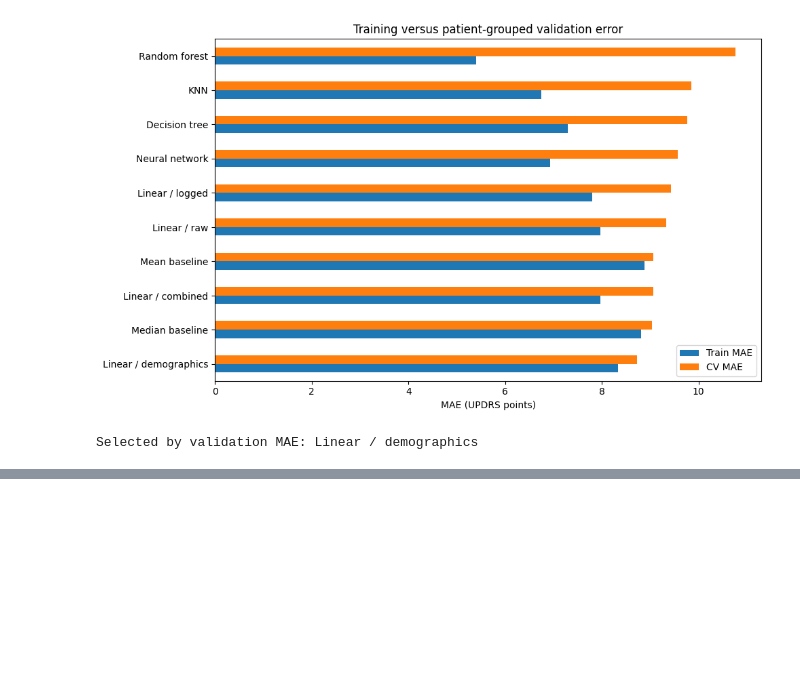
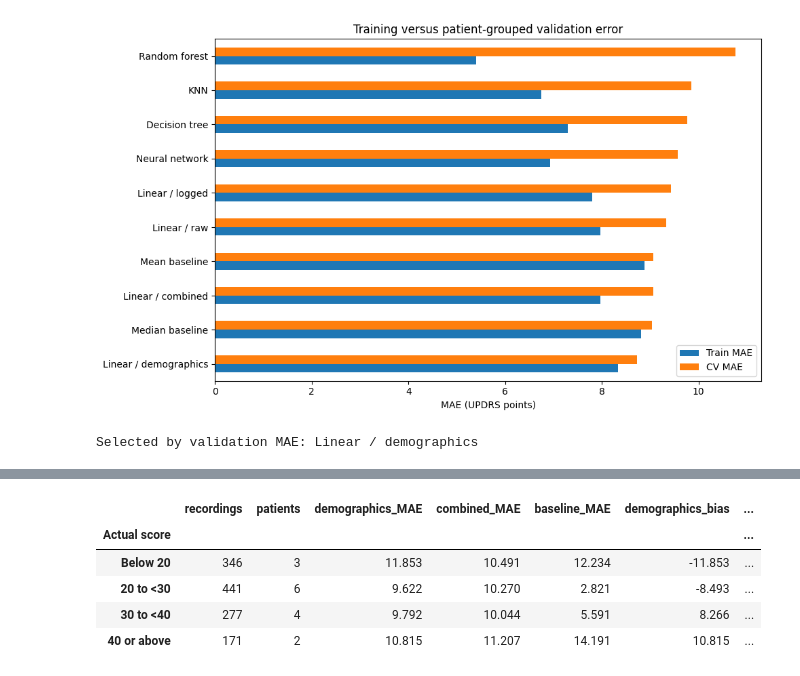
Before and after one commit to Lukedhenderson/parkinsons, a Jupyter notebook: final.ipynb, the cells around one changed output, grey strips where cells are left out. Drawn from its saved outputs; the diff is of its cells as text; code cells hidden in the pictures; blank space fills up the shorter version.

```diff
--- a/final.ipynb
+++ b/final.ipynb
@@ -850,0 +810,21 @@ The selected model then lost to both constant baselines on the retained test spl
+# %%
+# Check where in the score range each model makes larger errors.
+score_ranges = pd.cut(
+    errors["actual"], bins=[-np.inf, 20, 30, 40, np.inf],
+    labels=["Below 20", "20 to <30", "30 to <40", "40 or above"], right=False,
+)
+range_errors = errors.groupby(score_ranges.rename("Actual score"), observed=True).agg(
+    recordings=("actual", "size"), patients=("patient", "nunique"),
+    demographics_MAE=("demographics_error", "mean"),
+    combined_MAE=("combined_error", "mean"), baseline_MAE=("baseline_error", "mean"),
+    demographics_bias=("demographics_residual", "mean"),
+    combined_bias=("combined_residual", "mean"),
+)
+display(range_errors.round(3))
+# %% [output]
+|  | recordings | patients | demographics_MAE | combined_MAE | baseline_MAE | demographics_bias | ... |
+| Actual score |  |  |  |  |  |  | ... |
+| Below 20 | 346 | 3 | 11.853 | 10.491 | 12.234 | -11.853 | ... |
+| 20 to <30 | 441 | 6 | 9.622 | 10.270 | 2.821 | -8.493 | ... |
+| 30 to <40 | 277 | 4 | 9.792 | 10.044 | 5.591 | 8.266 | ... |
+| 40 or above | 171 | 2 | 10.815 | 11.207 | 14.191 | 10.815 | ... |
```
Also changed, not shown: parts of 24 cells of this notebook, 9 other files.
